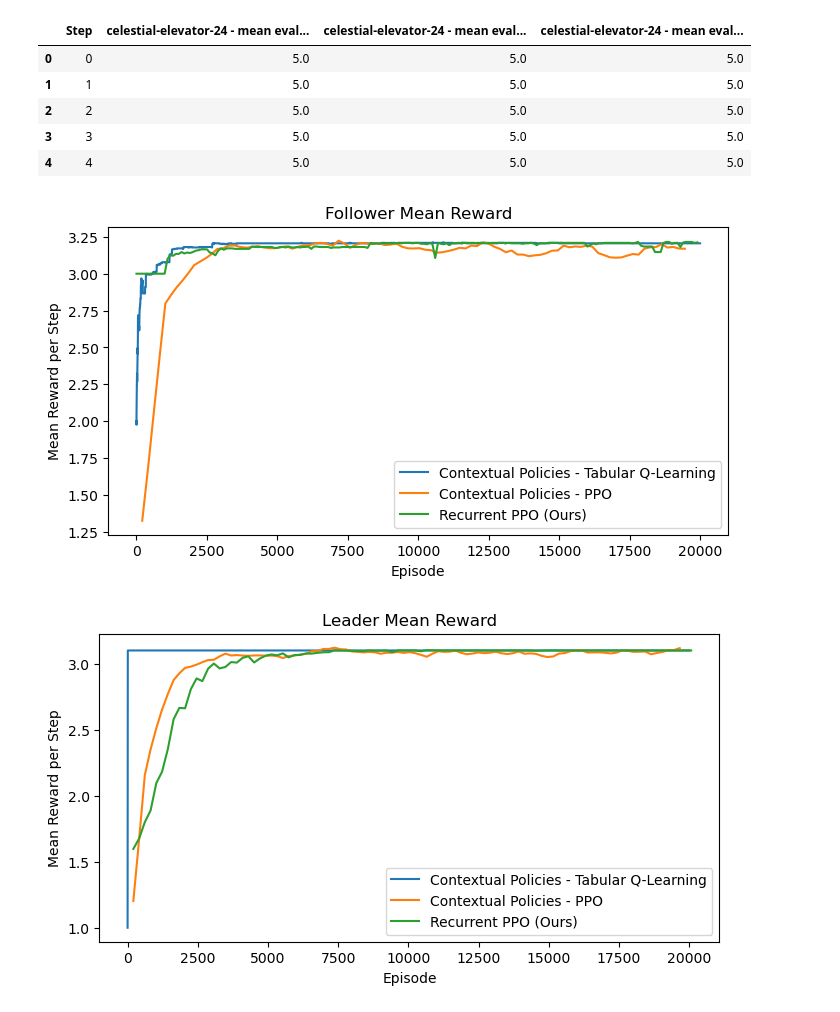
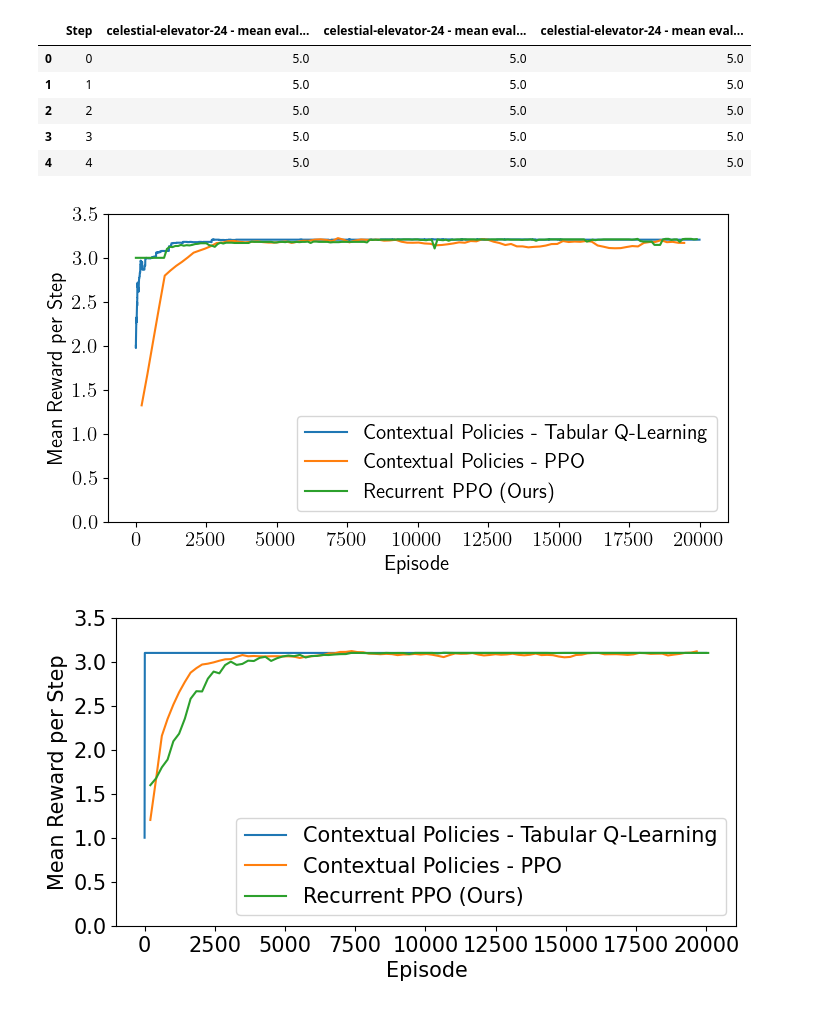
Before and after one commit to LeonardSchroeter/forl-stackelberg, a Jupyter notebook: generate_plots.ipynb, the cells around one changed output. Cells and saved outputs as stored; diff of their text form; code cells hidden in the pictures.

Commit message:
Change generate plots

```diff
--- a/generate_plots.ipynb
+++ b/generate_plots.ipynb
@@ -20,6 +20,9 @@ follower_rnn.head()
 # %%
 import matplotlib.pyplot as plt
 import numpy as np
+
+# make text size of all labels larger
+plt.rcParams.update({'font.size': 15})
 
 # Create the plot
 plt.figure(figsize=(8, 4))
@@ -30,30 +33,48 @@ plt.plot((follower_rnn["Step"]  * 100).to_numpy(), (follower_rnn["celestial-elev
 # Add labels and title
 plt.xlabel('Episode')
 plt.ylabel('Mean Reward per Step')
-plt.title('Follower Mean Reward')
+#plt.title('Follower Mean Reward')
 plt.legend()
+
+# put legend bottom right
+plt.legend(loc='lower right')
+
+# ylim
+plt.ylim(0, 3.5)
 
 # Display the plot
 plt.show()
 # %% [output]
-[figure, old version]
+[figure, new version]
 # %%
 import matplotlib.pyplot as plt
 import numpy as np
+
+# make text size of all labels larger
+plt.rcParams.update({'font.size': 15})
+
+# make font to latex style
+#plt.rc('text', usetex=True)
 
 # Create the plot
 plt.figure(figsize=(8, 4))
 plt.plot(np.arange(20000), np.concatenate((leader_tabq, np.full(19000, 3.1))), label='Contextual Policies - Tabular Q-Learning')
 plt.plot((leader_ppo["Step"] / 10).to_numpy()[:-2], np.convolve((leader_ppo["Value"] / 10 + 2.5).to_numpy(),np.ones(5)/5, mode='same')[:-2], label='Contextual Policies - PPO')
 plt.plot((leader_rnn["Step"]  / 10).to_numpy(), (leader_rnn["Value"] / 10 + 2.5).to_numpy(), label='Recurrent PPO (Ours)')
 
 # Add labels and title
 plt.xlabel('Episode')
 plt.ylabel('Mean Reward per Step')
-plt.title('Leader Mean Reward')
+#plt.title('Leader Mean Reward')
 plt.legend()
+
+# ylim
+plt.ylim(0, 3.5)
+
+# put legend bottom right
+plt.legend(loc='lower right')
 
 # Display the plot
 plt.show()
 # %% [output]
-[figure, old version]
+[figure, new version]
```
